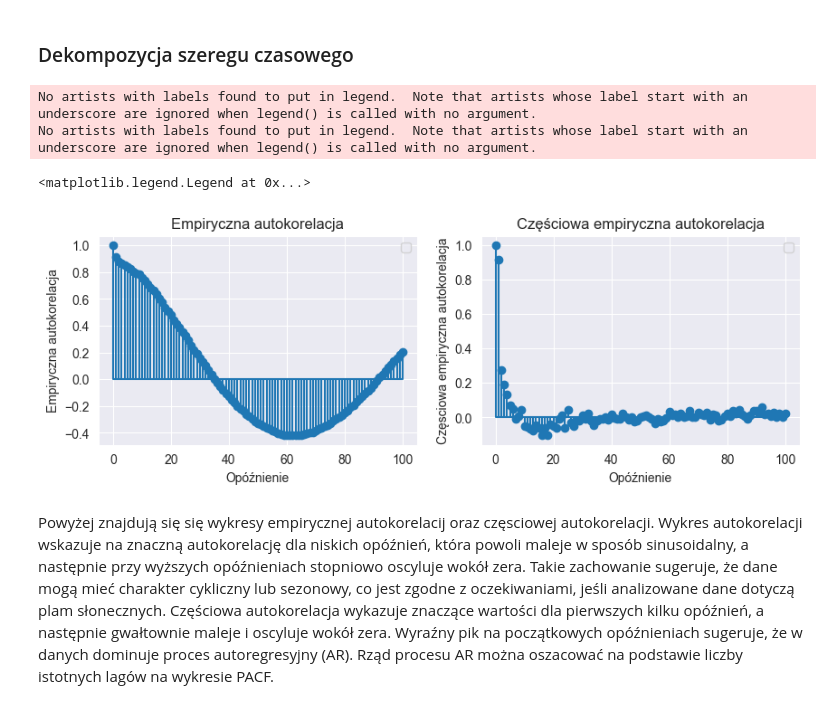
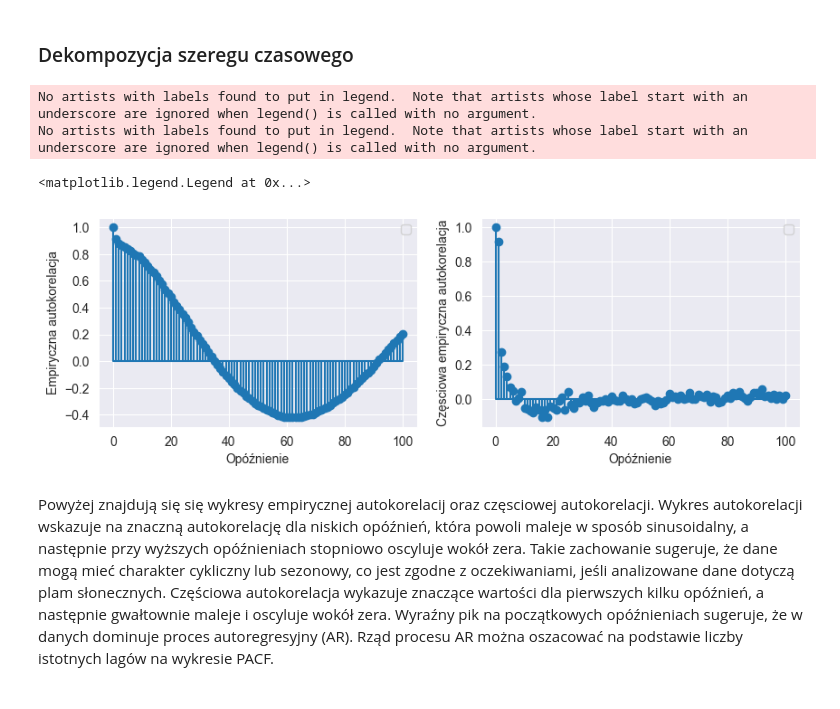
Before and after one commit to werojskz/kaszcz_sprawko, a Jupyter notebook: sprawko.ipynb, the cells around one changed output. Saved outputs shown, nothing was run; the diff lists cells and outputs as text; code cells hidden in the pictures.

```diff
--- a/sprawko.ipynb
+++ b/sprawko.ipynb
@@ -71,27 +71,27 @@ ten bozplot opisac
 # %%
 h_max = 100
 
 plt.figure(figsize=(10, 3))
 plt.subplot(1, 2, 1)
 acf_emp = acf(X, fft=True, nlags=h_max)
 plt.stem(acf_emp, basefmt='')
 plt.xlabel('Opóźnienie')
 plt.ylabel('Empiryczna autokorelacja')
-plt.title('Empiryczna autokorelacja')
+#plt.title('Empiryczna autokorelacja')
 plt.legend()
 
 plt.subplot(1, 2, 2)
 acf_emp = pacf(X, nlags=h_max, method='yw')
 plt.stem(acf_emp, basefmt='')
 plt.xlabel('Opóźnienie')
 plt.ylabel('Częsciowa empiryczna autokorelacja')
-plt.title('Częściowa empiryczna autokorelacja')
+#plt.title('Częściowa empiryczna autokorelacja')
 plt.legend()
 # %% [output]
 No artists with labels found to put in legend.  Note that artists whose label start with an underscore are ignored when legend() is called with no argument.
 No artists with labels found to put in legend.  Note that artists whose label start with an underscore are ignored when legend() is called with no argument.
 <matplotlib.legend.Legend at 0x...>
-[figure, old version]
+[figure, new version]
 # %% [markdown]
 Powyżej znajdują się się wykresy empirycznej autokorelacij oraz częsciowej autokorelacji. Wykres autokorelacji  wskazuje na znaczną autokorelację dla niskich opóźnień, która powoli maleje w sposób sinusoidalny, a następnie przy wyższych opóźnieniach stopniowo oscyluje wokół zera. Takie zachowanie sugeruje, że dane mogą mieć charakter cykliczny lub sezonowy, co jest zgodne z oczekiwaniami, jeśli analizowane dane dotyczą plam słonecznych. Częściowa autokorelacja wykazuje znaczące wartości dla pierwszych kilku opóźnień, a następnie gwałtownie maleje i oscyluje wokół zera. Wyraźny pik na początkowych opóźnieniach sugeruje, że w danych dominuje proces autoregresyjny (AR). Rząd procesu AR można oszacować na podstawie liczby istotnych lagów na wykresie PACF.
 # %% [markdown]
```
Also changed, not shown: parts of 8 cells of this notebook.
